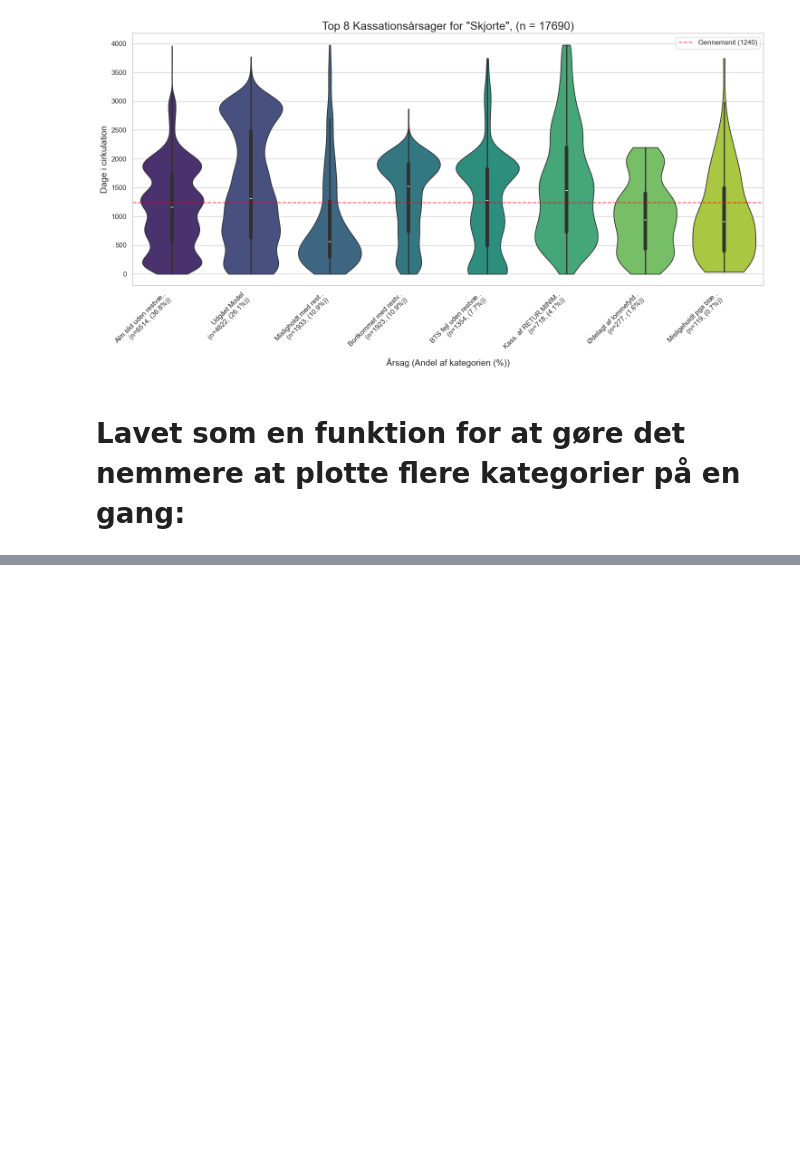
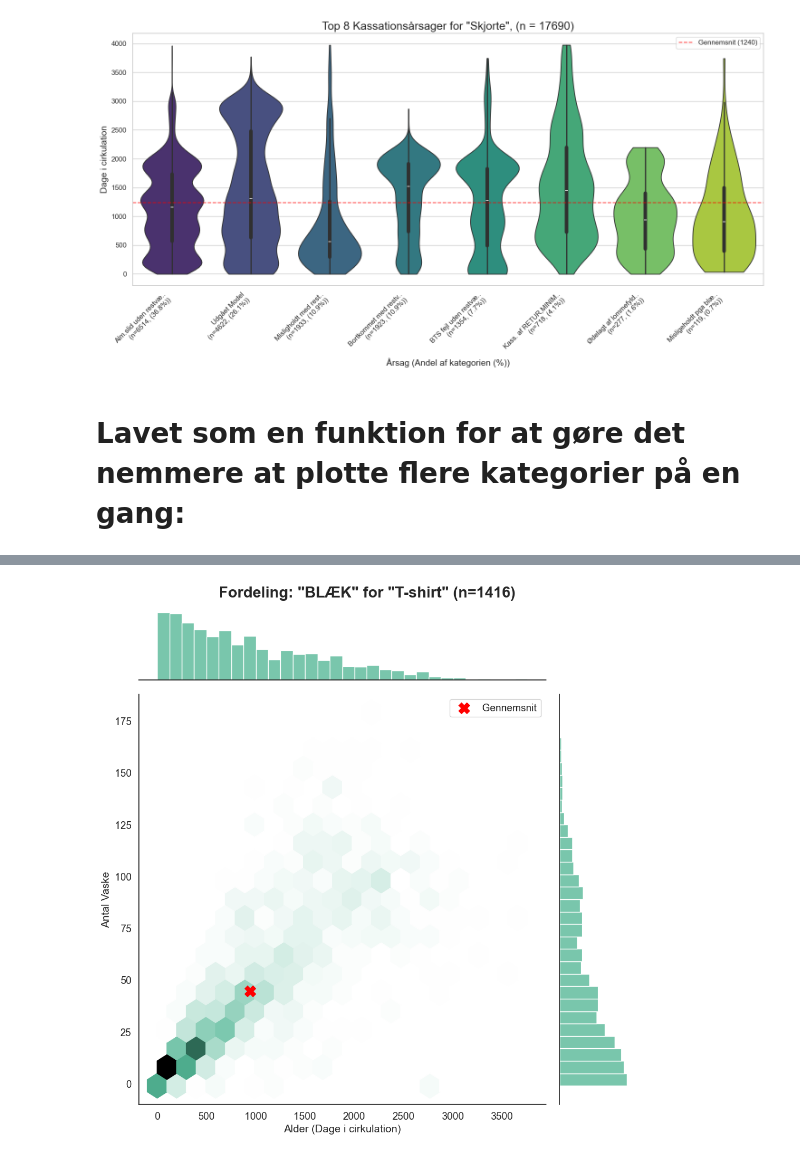
Before and after one commit to Mathias2209/Dataprojekt, a Jupyter notebook: Violinplots forbedret.ipynb, the cells around one changed output, grey strips where cells are left out. Drawn from its saved outputs; the diff is of its cells as text; code cells hidden in the pictures; blank space fills up the shorter version.

```diff
--- a/Violinplots forbedret.ipynb
+++ b/Violinplots forbedret.ipynb
@@ -360,0 +564,79 @@ Passing `palette` without assigning `hue` is deprecated and will be removed in v
+# %%
+import seaborn as sns
+import matplotlib.pyplot as plt
+import pandas as pd
+
+
+
+def lav_hexbin_plot(kategori, aarsag_kode, data):
+    print(f"Laver Hexbin-plot for '{kategori}' med årsag '{aarsag_kode}'...")
+
+    # 1. DATA FORBEREDELSE
+    # Sørg for at ABS_Kode findes (hvis du ikke har kørt koden fra før)
+    if 'ABS_Kode' not in data.columns:
+        print("Genererer ABS-koder...")
+        data['ABS_Kode'] = data['Kassationsårsag (ui)'].apply(find_abs_kode)
+
+    if 'Kategori' not in data.columns:
+        data['Kategori'] = data['Produkt - Produkt'].apply(find_kategori)
+
+    # Filtrer på Kategori
+    if kategori == 'Alle':
+        df_sub = data.copy()
+    else:
+        df_sub = data[data['Kategori'] == kategori].copy()
+
+    # Filtrer på Årsag
+    df_plot = df_sub[df_sub['ABS_Kode'] == aarsag_kode]
+
+    antal = len(df_plot)
+    if antal < 10:
+        print(f"FEJL: Kun {antal} observationer. Hexbin kræver mere data.")
+        return
+
+    # Fjern outliers (vigtigt for at zoome ind på det relevante)
+    if x_max: df_plot = df_plot[df_plot['Dage i cirkulation'] < x_max]
+    if y_max: df_plot = df_plot[df_plot['Total antal vask'] < y_max]
+
+    # --- 2. LAV PLOTTET (JOINTPLOT) ---
+    sns.set_theme(style="white", font_scale=1.2)
+
+    # kind='hex' laver bikage-mønsteret
+    g = sns.jointplot(
+        data=df_plot,
+        x='Dage i cirkulation',
+        y='Total antal vask',
+        kind='hex',        # Det magiske ord!
+        height=10,         # Størrelse
+        ratio=5,           # Forhold mellem hovedplot og side-grafer
+        color="#4CB391",   # Farvetema (Prøv også "blue", "purple", "orange")
+        marginal_kws=dict(bins=30, fill=True) # Indstillinger for side-graferne
+    )
+
+    # --- 3. PYNT OG TEKST ---
+    # JointGrid er lidt specielt, man skal flytte titlen op manuelt
+    g.fig.suptitle(f'Fordeling: "{aarsag_kode}" for "{kategori}" (n={antal})', fontsize=20, weight='bold', y=1.02)
+
+    g.set_axis_labels('Alder (Dage i cirkulation)', 'Antal Vaske', fontsize=14)
+
+    # Tilføj gennemsnit (Rødt kryds) ovenpå hex-plottet
+    # Vi skal hente "ax_joint" for at tegne på hoved-plottet
+    avg_x = df_plot['Dage i cirkulation'].mean()
+    avg_y = df_plot['Total antal vask'].mean()
+    g.ax_joint.scatter(avg_x, avg_y, color='red', s=200, marker='X', zorder=10, label='Gennemsnit')
+    g.ax_joint.legend(loc='upper right')
+
+    plt.show()
+
+# --- INDSTILLINGER ---
+valgt_kategori = 'T-shirt'  # F.eks. 'Bukser', 'T-shirt' eller 'Alle'
+valgt_aarsag = 'BLÆK'      # F.eks. 'SLID', 'ITU', 'AF OS' (Husk at køre find_abs_kode først)
+
+# Zoom (Sæt til None for auto)
+x_max = 4000
+y_max = 300
+
+
+# Kør funktionen
+lav_hexbin_plot(valgt_kategori, valgt_aarsag, df_total)
+# %% [output]
@@ -360,0 +644 @@ Passing `palette` without assigning `hue` is deprecated and will be removed in v
+[figure, added]
```
Also changed, not shown: parts of 9 cells of this notebook.
